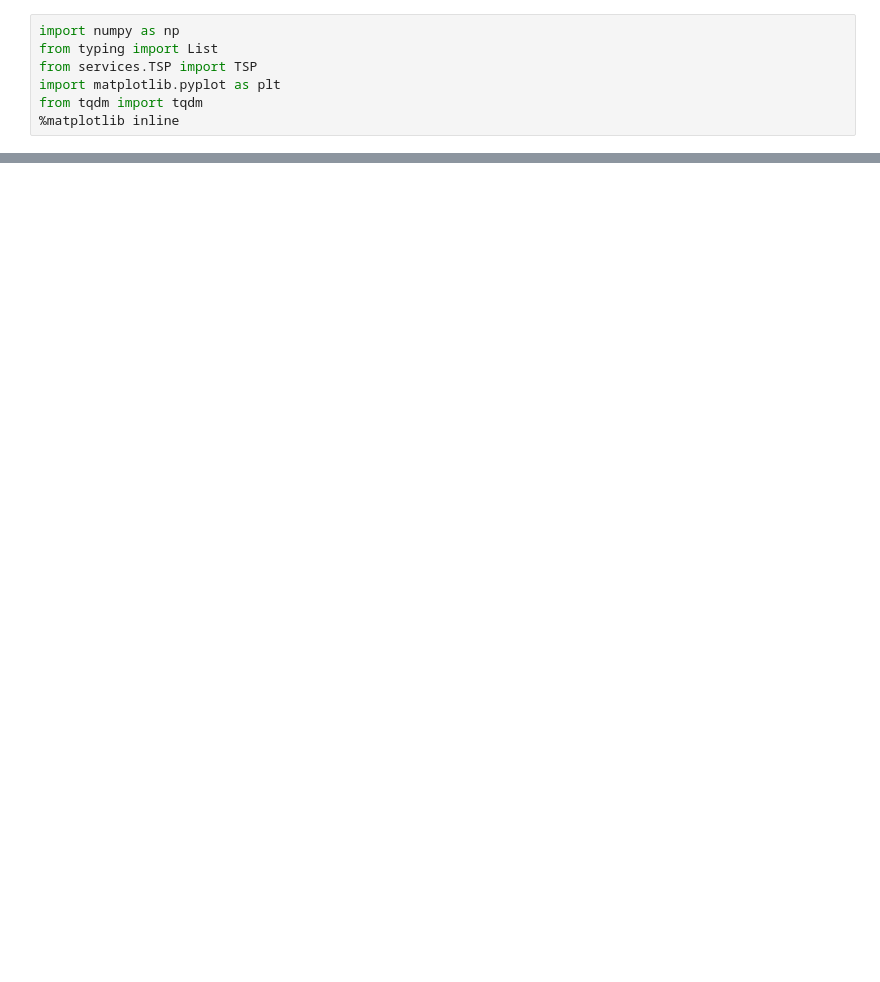
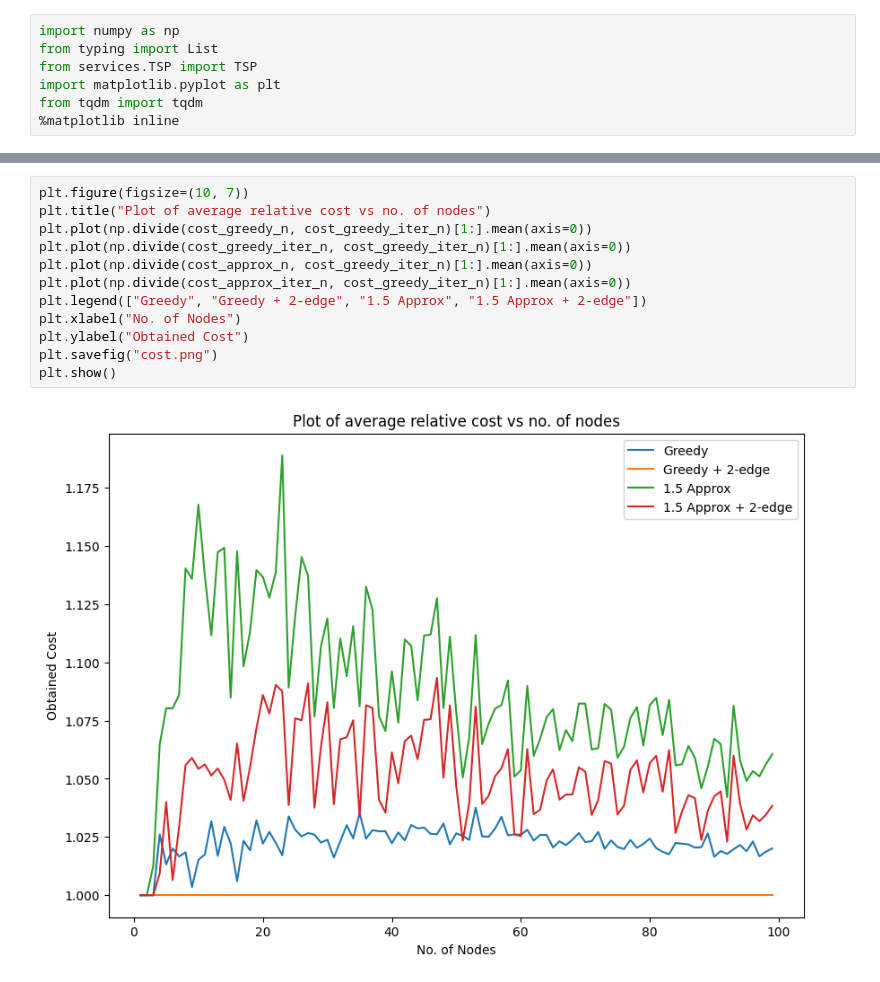
Before and after one commit to Grow-Simple-2023/backend, a Jupyter notebook: analysis.ipynb, the cells around one changed output, grey strips where cells are left out. Drawn from its saved outputs; the diff is of its cells as text; blank space fills up the shorter version.

```diff
--- a/analysis.ipynb
+++ b/analysis.ipynb
@@ -67,0 +104,14 @@ alg_1.mean(), alg_2.mean(), alg_3.mean(), alg_4.mean(), alg_5.mean()
+# %%
+plt.figure(figsize=(10, 7))
+plt.title("Plot of average relative cost vs no. of nodes")
+plt.plot(np.divide(cost_greedy_n, cost_greedy_iter_n)[1:].mean(axis=0))
+plt.plot(np.divide(cost_greedy_iter_n, cost_greedy_iter_n)[1:].mean(axis=0))
+plt.plot(np.divide(cost_approx_n, cost_greedy_iter_n)[1:].mean(axis=0))
+plt.plot(np.divide(cost_approx_iter_n, cost_greedy_iter_n)[1:].mean(axis=0))
+plt.legend(["Greedy", "Greedy + 2-edge", "1.5 Approx", "1.5 Approx + 2-edge"])
+plt.xlabel("No. of Nodes")
+plt.ylabel("Obtained Cost")
+plt.savefig("cost.png")
+plt.show()
+# %% [output]
+[figure, added]
```
Also changed, not shown: parts of 9 cells of this notebook, 6 other files.
